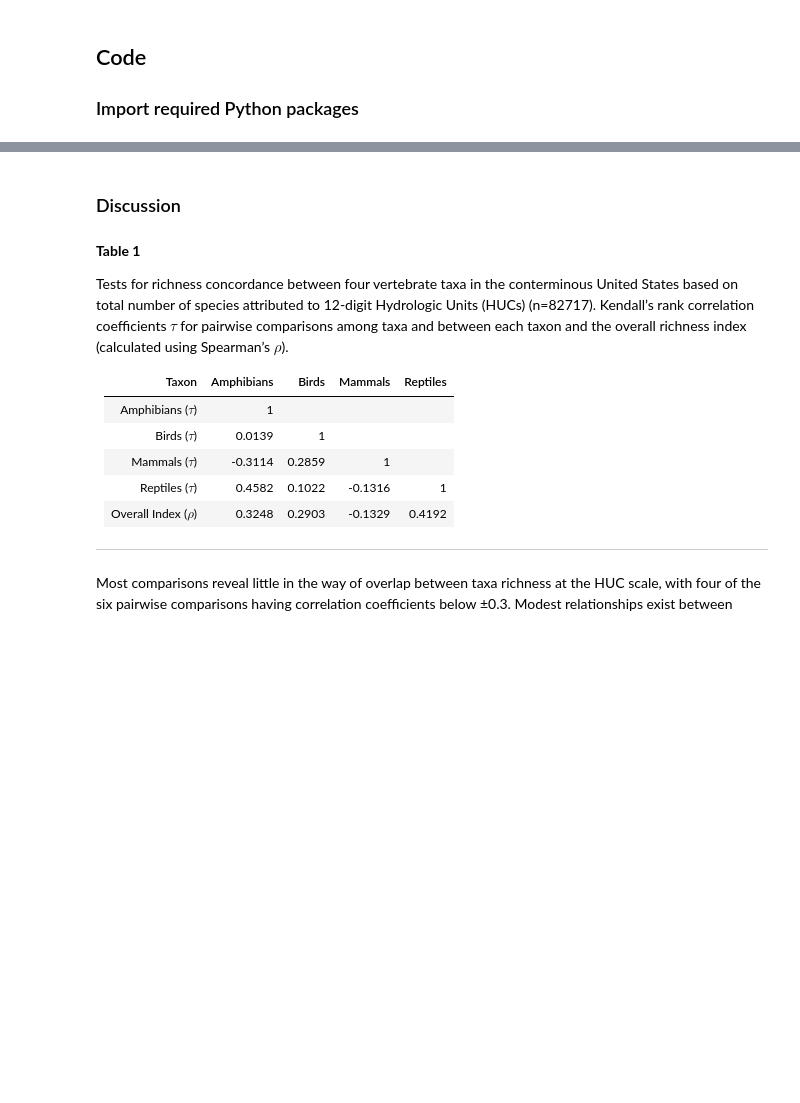
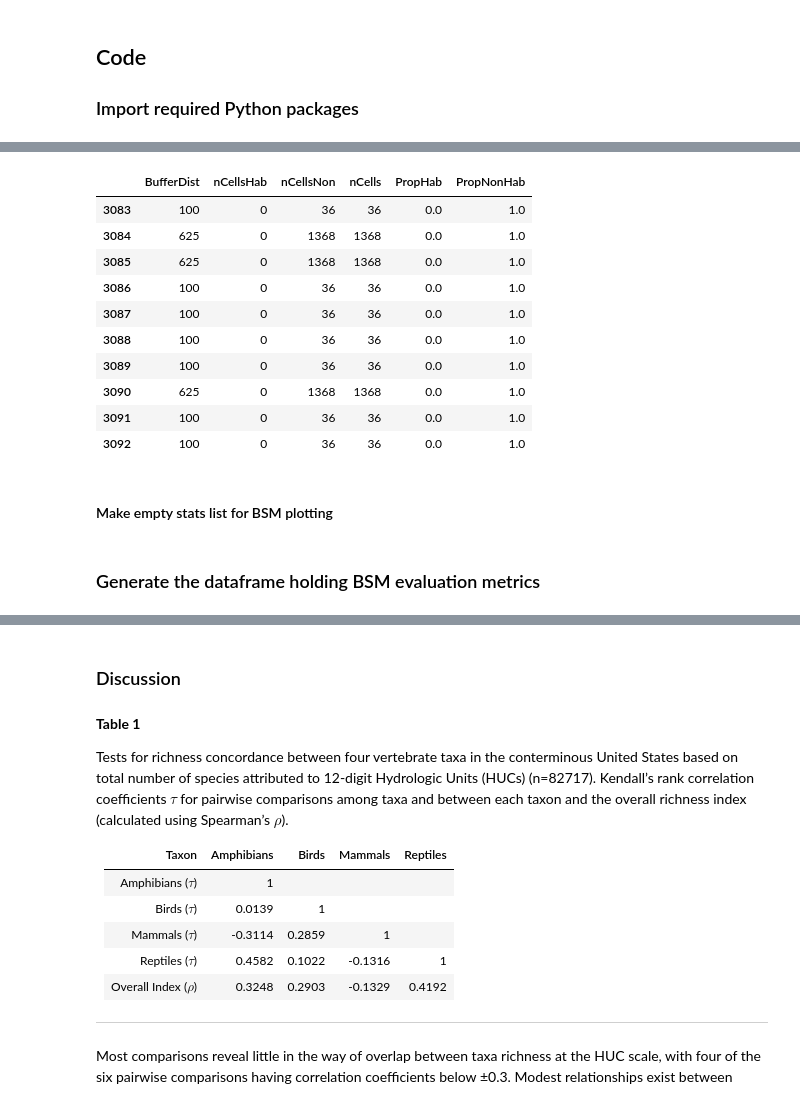
Before and after one commit to mjrubino/GAP-Habitat-Map-Assessment, a Jupyter notebook: Habitat-Map-Evaluation.ipynb, the cells around one changed output, grey strips where cells are left out. Drawn from its saved outputs; the diff is of its cells as text; code cells hidden in the pictures; blank space fills up the shorter version.

```diff
--- a/Habitat-Map-Evaluation.ipynb
+++ b/Habitat-Map-Evaluation.ipynb
@@ -406,0 +245,36 @@ for ax, t in zip(axs, taxa):
+# %%
+# Loop over each point buffer to mask the species habitat raster
+print('  Masking species habitat map with each point buffer ....')
+for i in gdfPtBuffs.index:
+
+    # Select a single point buffer from an index value in dataframe geometries
+    buff = [mapping(geoms[i])]
+
+    # Get the buffer distance value
+    dist = gdfPtBuffs.at[i,'buff_dist']
+
+    try:
+
+        # Mask with the species habitat map raster
+        with rasterio.open(HabMap) as habras:
+            mask_arr, mask_transform = rasterio.mask.mask(habras, buff, crop=True)
+
+        # Get the count of the number of habitat cells: habval variable set above
+        cnt1 = len(mask_arr[mask_arr==habval])
+        # Get the count of the number of non-habitat cells: in this case = 0
+        cnt0 = len(mask_arr[mask_arr==0])
+        # Get the total number of cells in the point buffer mask
+        ncells = cnt0 +  cnt1
+        # Get the proportion of habitat and non-habitat in the point buffer
+        propHab = (cnt1/ncells)
+        propNon = (cnt0/ncells)
+        # Append to the stats list
+        statslst.append([dist,cnt1,cnt0,ncells,propHab,propNon])
+
+    except ValueError:
+        print('   Buffer does not overlap with species habitat raster')
+        # Assemble info on the buffers that did not overlap into a dataframe
+        oid = gdfBuffs401.at[i,'occ_id']
+        idx = gdfBuffs401.at[i,'index']
+        nonlst.append([oid,idx,dist])
+        dfNonOverlaps = pd.DataFrame(nonlst, columns=noncols)
@@ -406,0 +305,16 @@ for ax, t in zip(axs, taxa):
+# %%
+dfHabStats.tail(10)
+# %% [output]
+|  | BufferDist | nCellsHab | nCellsNon | nCells | PropHab | PropNonHab |
+| 3083 | 100 | 0 | 36 | 36 | 0.0 | 1.0 |
+| 3084 | 625 | 0 | 1368 | 1368 | 0.0 | 1.0 |
+| 3085 | 625 | 0 | 1368 | 1368 | 0.0 | 1.0 |
+| 3086 | 100 | 0 | 36 | 36 | 0.0 | 1.0 |
+| 3087 | 100 | 0 | 36 | 36 | 0.0 | 1.0 |
+| 3088 | 100 | 0 | 36 | 36 | 0.0 | 1.0 |
+| 3089 | 100 | 0 | 36 | 36 | 0.0 | 1.0 |
+| 3090 | 625 | 0 | 1368 | 1368 | 0.0 | 1.0 |
+| 3091 | 100 | 0 | 36 | 36 | 0.0 | 1.0 |
+| 3092 | 100 | 0 | 36 | 36 | 0.0 | 1.0 |
+# %% [markdown]
+#### Make empty stats list for BSM plotting
@@ -406,0 +325,2 @@ for ax, t in zip(axs, taxa):
+# %% [markdown]
+### Generate the dataframe holding BSM evaluation metrics <a name="code65"></a>
```
Also changed, not shown: parts of 43 cells of this notebook, 1 other file.
